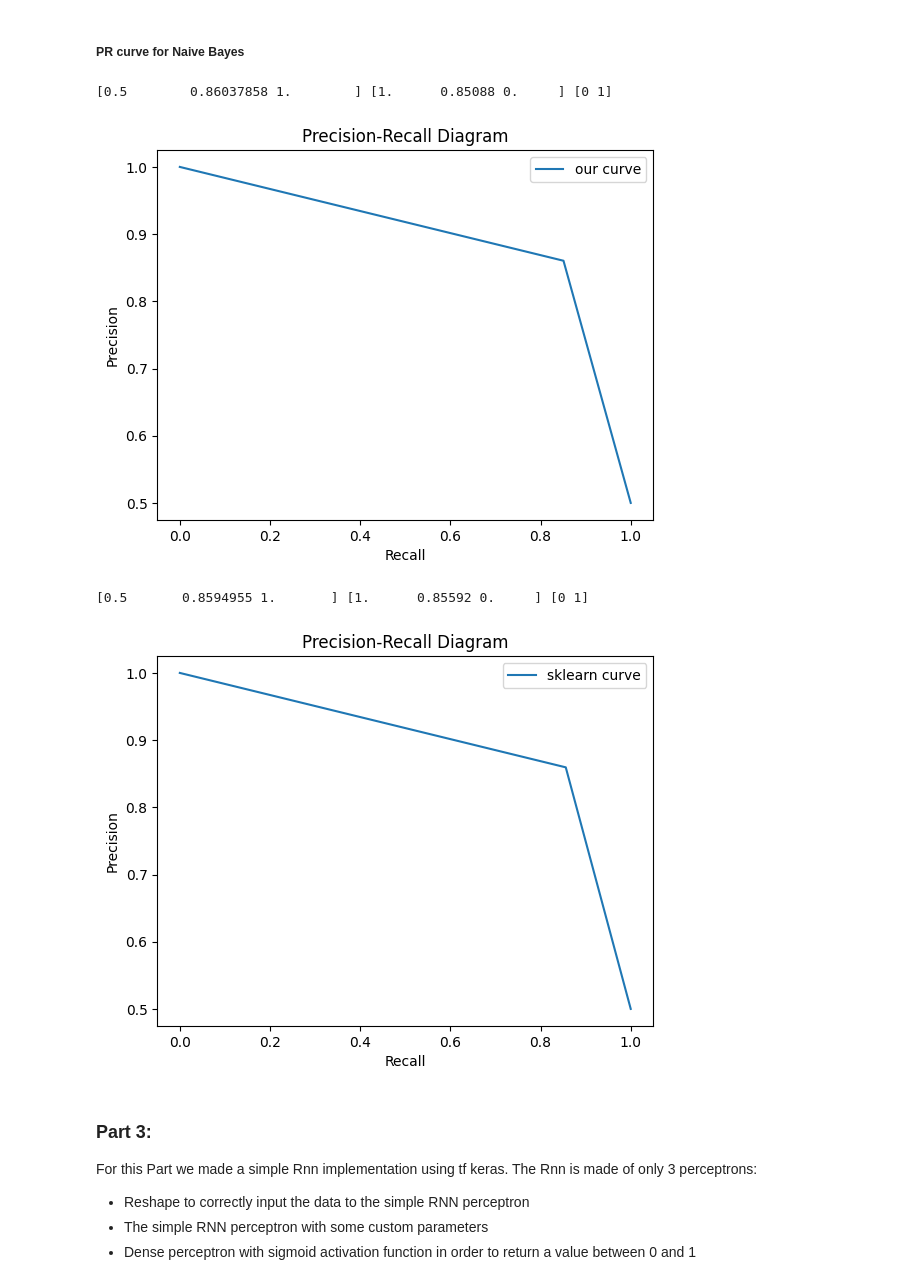
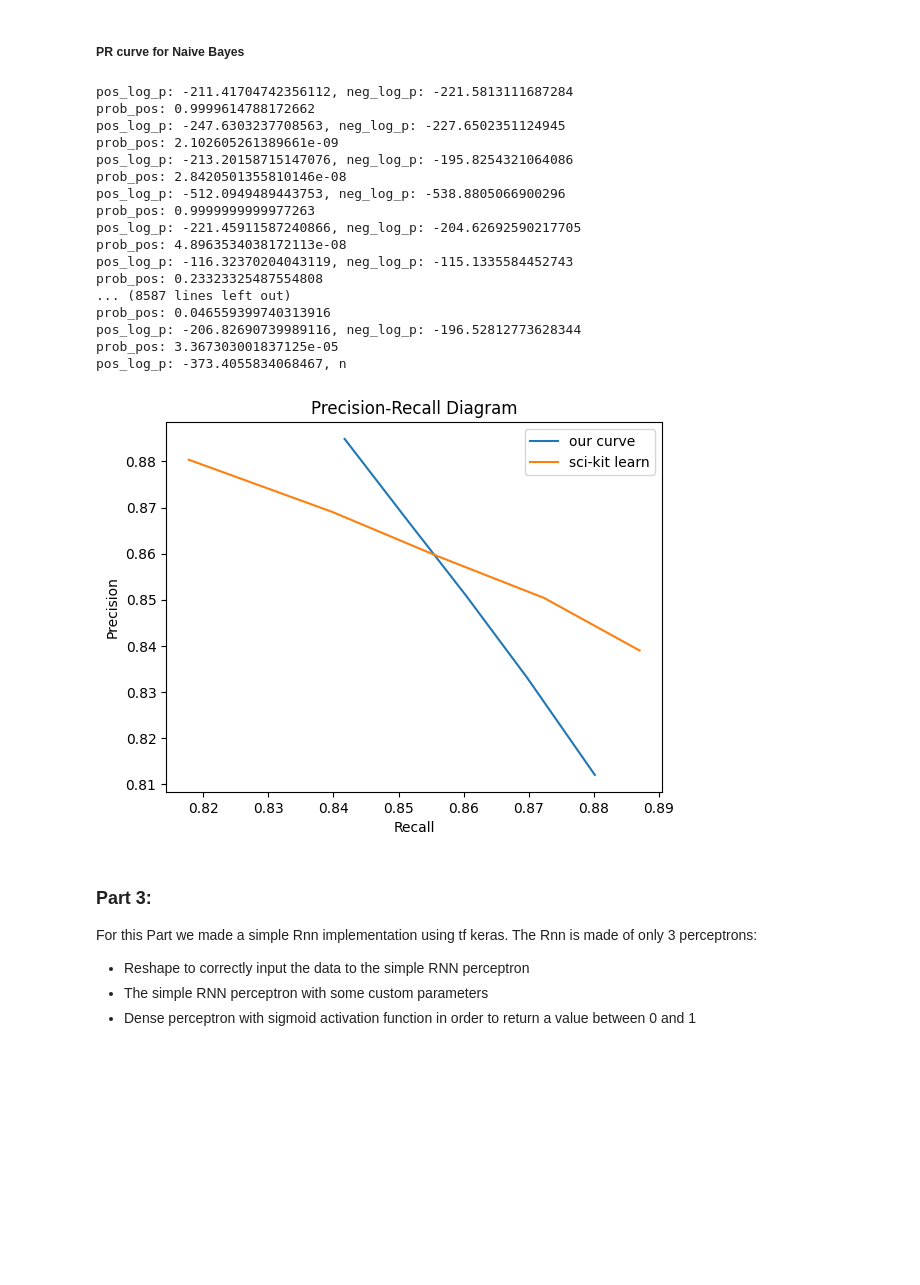
Before and after one commit to vleft02/IMDB-Review-Classification, a Jupyter notebook: ML.ipynb, the cells around one changed output. Saved outputs shown, nothing was run; the diff lists cells and outputs as text; code cells hidden in the pictures; blank space fills up the shorter version.

Commit message:
pr curve for NB + report progressed + minor optimizations

```diff
--- a/ML.ipynb
+++ b/ML.ipynb
@@ -426,9 +430,6 @@ array([0.85370708, 0.82352   , 0.83834188])
 
 #### [AdaBoost:](Machine-Learning-Algorithms/AdaBoost.py)
 # %%
-from sklearn.metrics import accuracy_score, precision_score, recall_score, f1_score, classification_report
-from sklearn import tree
-
 class AdaBoost:
     def __init__(self,amount_of_says=None, models = None):
         self.models = models if models is not None else []
@@ -440,11 +441,10 @@ class AdaBoost:
                 'models': self.models,
                 }
 
-    def fit (self, x_train_input, y_train_input, M,learning_curve=False):
+    def fit (self, x_train_input, y_train_input, M):
         split_index = int(0.8 * x_train_input.shape[0])  # 80% for training, 20% for dev
         x_train, y_train = x_train_input[:split_index], y_train_input[:split_index]
         x_dev, y_dev= x_train_input[split_index:], y_train_input[split_index:]
-        x_train = x_train.toarray()
 
         y_train = 2 * y_train - 1
         y_dev = 2 * y_dev - 1
@@ -501,7 +501,6 @@ class AdaBoost:
 
 
     def predict(self, x_test):
-        x_test = x_test.toarray()
         predictions = np.zeros(x_test.shape[0])
         for i in range(len(self.models)):
             stump = self.models[i].predict(x_test)
@@ -768,10 +699,11 @@ roc_curve([our_logistic_regression,scikit_logistic_regression], [x_test,y_test])
 In this part we will comapre our Naive Bayes algorithm with that of sci-kit learn using the diagrams above
 # %%
 scikit_naive_bayes = BernoulliNB()
-our_naive_bayes = NaiveBayes()
+our_naive_bayes = NaiveBayes(alpha=0.001)
 
 scikit_naive_bayes.fit(x_train,y_train)
 our_naive_bayes.fit(x_train,y_train)
 
 y_pred1 = our_naive_bayes.predict(x_test)
-y_pred2 = scikit_naive_bayes.predict(x_test)
+# y_pred2 = scikit_naive_bayes.predict(x_test)
+our_naive_bayes.evaluate(y_test, y_pred1,verbose=True)
@@ -787,13 +743,28 @@ my_learning_curve(estimator = scikit_naive_bayes, X = x_train, y = y_train, trai
 ##### PR curve for Naive Bayes
 # %%
 #pr_curves([our_naive_bayes, scikit_naive_bayes],[x_train,y_train],'NB',size=20)
-pr(our_naive_bayes, [x_train, y_train], 'our')
-pr(scikit_naive_bayes, [x_train, y_train], 'sklearn')
+pr_curves([our_naive_bayes, scikit_naive_bayes],[x_train,y_train],'NB',size=10)
+# pr(our_naive_bayes, [x_train, y_train], 'our')
+# pr(scikit_naive_bayes, [x_train, y_train], 'sklearn')
 # %% [output]
-[0.5        0.86037858 1.        ] [1.      0.85088 0.     ] [0 1]
+pos_log_p: -211.41704742356112, neg_log_p: -221.5813111687284
+prob_pos: 0.9999614788172662
+pos_log_p: -247.6303237708563, neg_log_p: -227.6502351124945
+prob_pos: 2.102605261389661e-09
+pos_log_p: -213.20158715147076, neg_log_p: -195.8254321064086
+prob_pos: 2.8420501355810146e-08
+pos_log_p: -512.0949489443753, neg_log_p: -538.8805066900296
+prob_pos: 0.9999999999977263
+pos_log_p: -221.45911587240866, neg_log_p: -204.62692590217705
+prob_pos: 4.8963534038172113e-08
+pos_log_p: -116.32370204043119, neg_log_p: -115.1335584452743
+prob_pos: 0.23323325487554808
+... (8587 lines left out)
+prob_pos: 0.046559399740313916
+pos_log_p: -206.82690739989116, neg_log_p: -196.52812773628344
+prob_pos: 3.367303001837125e-05
+pos_log_p: -373.4055834068467, n
-[figure, old version]
+[figure, new version]
-[0.5       0.8594955 1.       ] [1.      0.85592 0.     ] [0 1]
-[figure, removed]
 # %% [markdown]
 ### Part 3:
 For this Part we made a simple Rnn implementation using tf keras. The Rnn is made of only 3 perceptrons:
```
Also changed, not shown: parts of 13 cells of this notebook, 3 other files.
